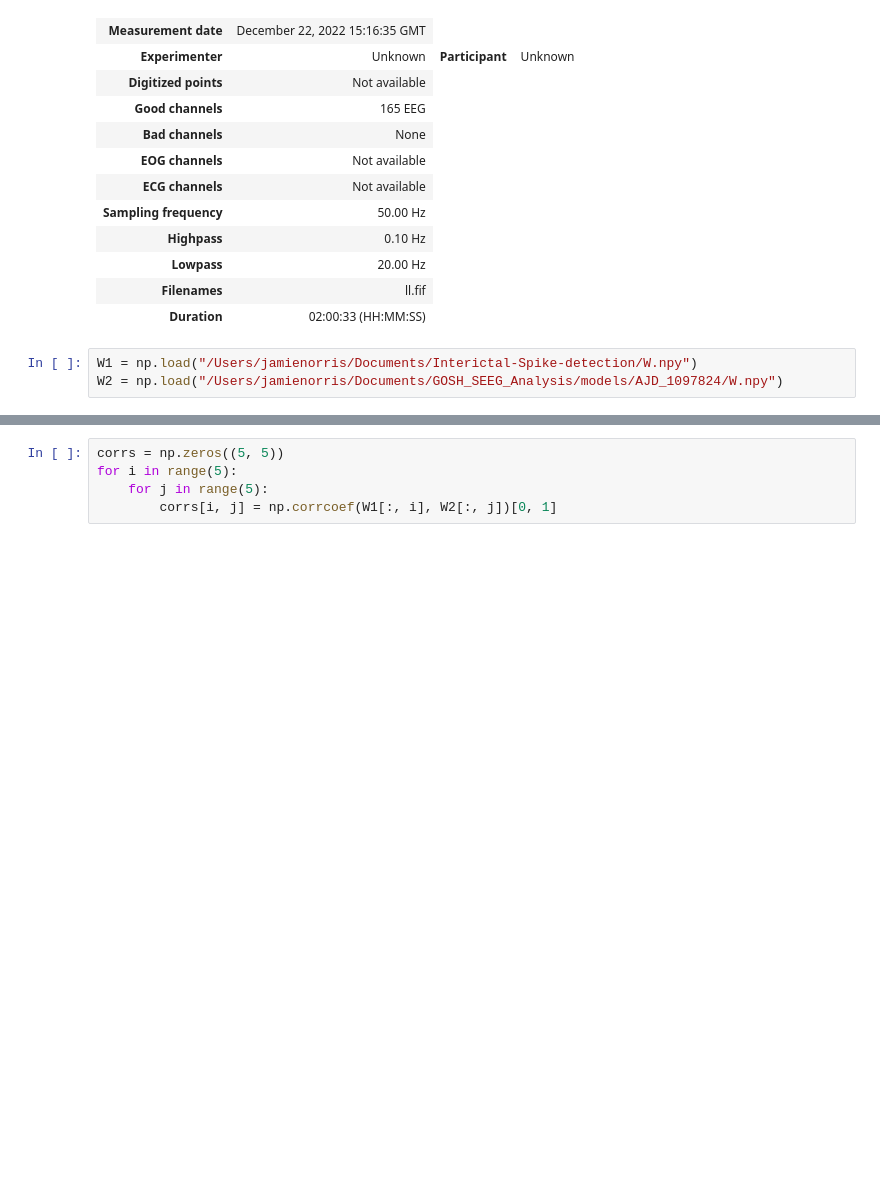
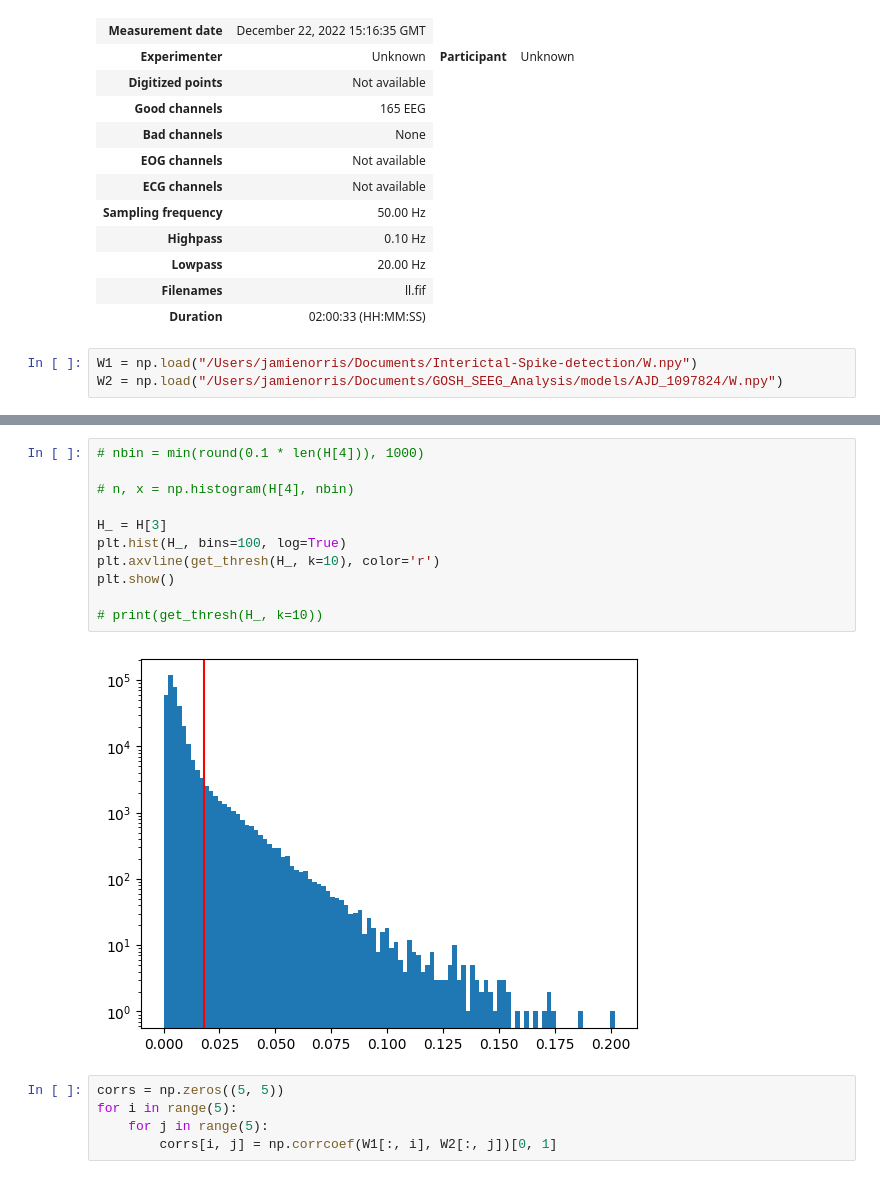
Before and after one commit to norrisjamie23/Interictal-Spike-detection, a Jupyter notebook: notebooks/test.ipynb, the cells around one changed output, grey strips where cells are left out. Drawn from its saved outputs; the diff is of its cells as text; blank space fills up the shorter version.

```diff
--- a/notebooks/test.ipynb
+++ b/notebooks/test.ipynb
@@ -173,3 +226,16 @@ W2 = np.load("/Users/jamienorris/Documents/GOSH_SEEG_Analysis/models/AJD_1097824
+# %%
+# nbin = min(round(0.1 * len(H[4])), 1000)
+
+# n, x = np.histogram(H[4], nbin)
+
+H_ = H[3]
+plt.hist(H_, bins=100, log=True)
+plt.axvline(get_thresh(H_, k=10), color='r')
+plt.show()
+
+# print(get_thresh(H_, k=10))
+# %% [output]
+[figure, added]
 # %%
 corrs = np.zeros((5, 5))
 for i in range(5):
```
Also changed, not shown: parts of 2 cells of this notebook, 2 other files.
